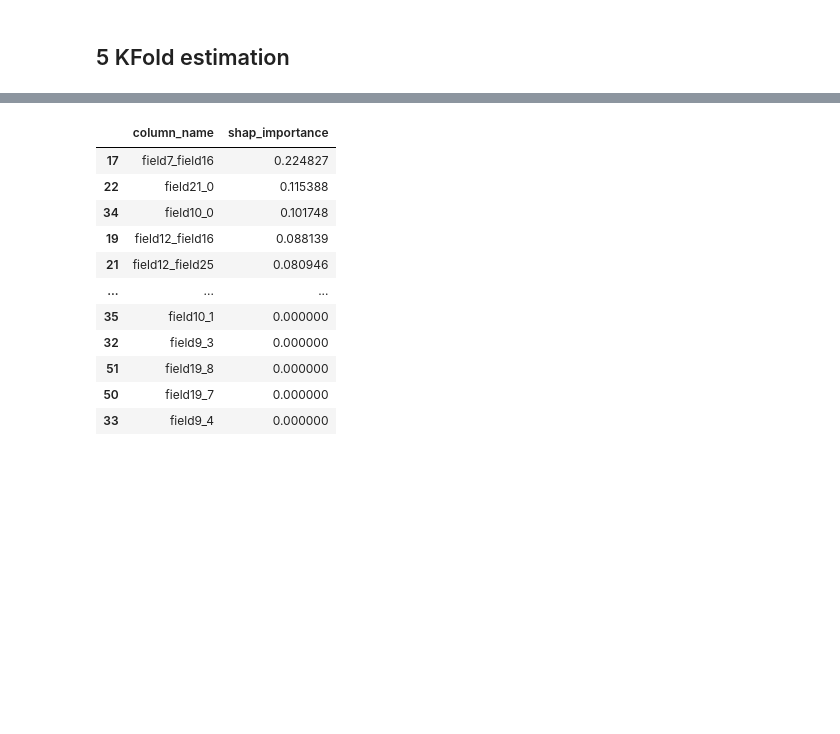
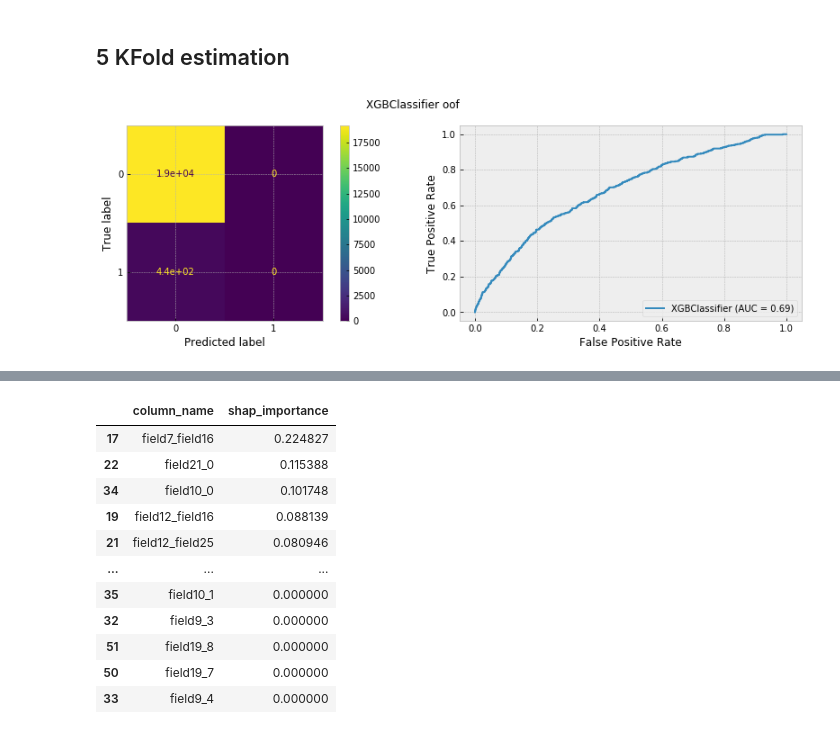
Before and after one commit to andygoosh/OneTwoTrip-Contest, a Jupyter notebook: workinprogress.ipynb, the cells around one changed output, grey strips where cells are left out. Cells and saved outputs as stored; diff of their text form; code cells hidden in the pictures; blank space fills up the shorter version.

```diff
--- a/workinprogress.ipynb
+++ b/workinprogress.ipynb
@@ -219,8 +207,8 @@ def prepare_data( data, outlier_ratio=0):
   # field28 - билеты ребенка от 2 до 6 лет. В основном таких билетов нет. Максимум 16. Все логично, всегда должен быть 1 взрослый. На него уходит 2 билета (если брать максимальный случай).
   # field9 - билеты ребенка до года. На сайте можно взять максимум 4 таких билета, на каждого из них нужен +1 взрослый.
 
-  X = add_aggregates(data.copy())
-  #X = data.copy()
+  #X = add_aggregates(data.copy())
+  X = data.copy()
   y = []
 
   # separate the target
@@ -603,7 +591,7 @@ def get_best_params_xgbc():
   # 'rmse', 'rmsle', 'mae', 'logloss', 'error', 'error@t', 'merror', 'mlogloss', 'auc', 'aucpr', 'ndcg', 'map', 'ndcg@n', 'ndcg@n', 'ndcg-', 'map-', 'ndcg@n-', 'ndcg@n-'
   'tree_method': 'gpu_hist',
   'updater': 'grow_gpu_hist',
-  'disable_default_eval_metric': 0,
+  'predictor': 'gpu_predictor'
   }
 
 def get_best_params_lgbm():
@@ -816,27 +804,36 @@ print(sfs1.k_feature_names_)
 # %%
 # baseline: 0.6909 ± 0.0085.
 # XGBClassifier CV: 0.6885 ± 0.0078 OOF: 0.6852 - baseline
 # XGBClassifier CV: 0.7041 ± 0.0115 OOF: 0.6854 add_aggregates + RFECV I
 # XGBClassifier CV: 0.7039 ± 0.0119 OOF: 0.6860 add_aggregates + RFECV II
 # XGBClassifier CV: 0.6890 ± 0.0083 OOF: 0.6871 - ~['field5', 'field20']
 # XGBClassifier CV: 0.6896 ± 0.0072 OOF: 0.6865 - col3
+%%time
+X, y = prepare_data(df_train)
 
-X, y = prepare_data(df_train)
+try:
+  if len(models) > 0:
+    for m in models: del m
+    models = []
+except:
+  pass
 
 scores, models, neighbs, polies = fit_estimate(X, y,
         #lambda: skl.ensemble.BaggingClassifier(XGBClassifier(**get_best_params()), n_estimators=10, random_state=RS, oob_score=True),
         lambda: XGBClassifier(**get_best_params_xgbc()),
         #lambda: LGBMClassifier(**get_best_params_lgbm()),
         n_folds=5, degree=0, n_neighbors=0)
 model = models[np.argmax(scores)]
 
 del X
 
 '''
 neigh = neighbs[np.argmax(scores)]
 X = add_neughbors_inner(X, neigh)
 '''
 '''
 poly = polies[np.argmax(scores)]
 X = add_polynomial_inner(X, poly)
 '''
+# %% [output]
+[figure, added]
```
Also changed, not shown: parts of 2 cells of this notebook.
